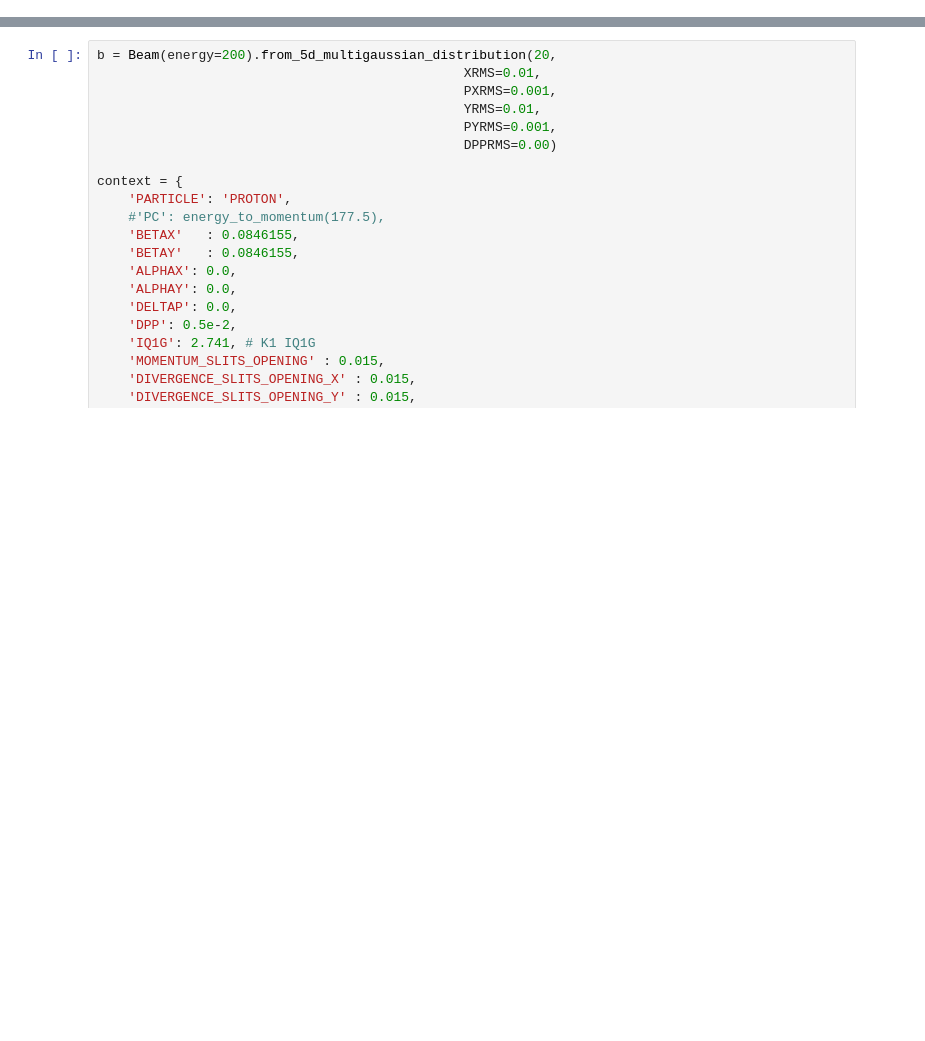
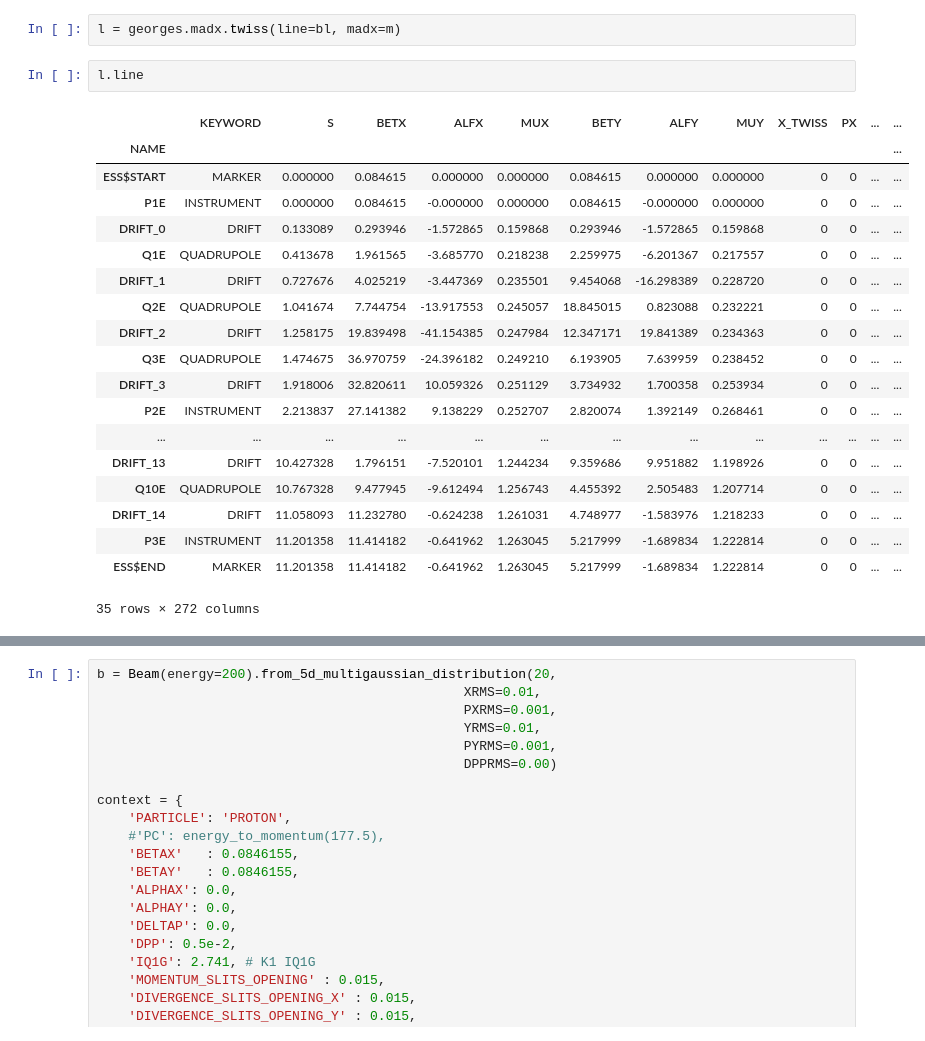
Before and after one commit to ULB-Metronu/georges, a Jupyter notebook: examples/Example Georges.ipynb, the cells around one changed output, grey strips where cells are left out. Cells and saved outputs as stored; diff of their text form; blank space fills up the shorter version.

```diff
--- a/examples/Example Georges.ipynb
+++ b/examples/Example Georges.ipynb
@@ -57,0 +64,24 @@ AttributeError: 'Madx' object has no attribute '_Madx__beamline'
+# %%
+l = georges.madx.twiss(line=bl, madx=m)
+# %%
+l.line
+# %% [output]
+|  | KEYWORD | S | BETX | ALFX | MUX | BETY | ALFY | MUY | X_TWISS | PX | ... | ... |
+| NAME |  |  |  |  |  |  |  |  |  |  |  | ... |
+| ESS$START | MARKER | 0.000000 | 0.084615 | 0.000000 | 0.000000 | 0.084615 | 0.000000 | 0.000000 | 0 | 0 | ... | ... |
+| P1E | INSTRUMENT | 0.000000 | 0.084615 | -0.000000 | 0.000000 | 0.084615 | -0.000000 | 0.000000 | 0 | 0 | ... | ... |
+| DRIFT_0 | DRIFT | 0.133089 | 0.293946 | -1.572865 | 0.159868 | 0.293946 | -1.572865 | 0.159868 | 0 | 0 | ... | ... |
+| Q1E | QUADRUPOLE | 0.413678 | 1.961565 | -3.685770 | 0.218238 | 2.259975 | -6.201367 | 0.217557 | 0 | 0 | ... | ... |
+| DRIFT_1 | DRIFT | 0.727676 | 4.025219 | -3.447369 | 0.235501 | 9.454068 | -16.298389 | 0.228720 | 0 | 0 | ... | ... |
+| Q2E | QUADRUPOLE | 1.041674 | 7.744754 | -13.917553 | 0.245057 | 18.845015 | 0.823088 | 0.232221 | 0 | 0 | ... | ... |
+| DRIFT_2 | DRIFT | 1.258175 | 19.839498 | -41.154385 | 0.247984 | 12.347171 | 19.841389 | 0.234363 | 0 | 0 | ... | ... |
+| Q3E | QUADRUPOLE | 1.474675 | 36.970759 | -24.396182 | 0.249210 | 6.193905 | 7.639959 | 0.238452 | 0 | 0 | ... | ... |
+| DRIFT_3 | DRIFT | 1.918006 | 32.820611 | 10.059326 | 0.251129 | 3.734932 | 1.700358 | 0.253934 | 0 | 0 | ... | ... |
+| P2E | INSTRUMENT | 2.213837 | 27.141382 | 9.138229 | 0.252707 | 2.820074 | 1.392149 | 0.268461 | 0 | 0 | ... | ... |
+| ... | ... | ... | ... | ... | ... | ... | ... | ... | ... | ... | ... | ... |
+| DRIFT_13 | DRIFT | 10.427328 | 1.796151 | -7.520101 | 1.244234 | 9.359686 | 9.951882 | 1.198926 | 0 | 0 | ... | ... |
+| Q10E | QUADRUPOLE | 10.767328 | 9.477945 | -9.612494 | 1.256743 | 4.455392 | 2.505483 | 1.207714 | 0 | 0 | ... | ... |
+| DRIFT_14 | DRIFT | 11.058093 | 11.232780 | -0.624238 | 1.261031 | 4.748977 | -1.583976 | 1.218233 | 0 | 0 | ... | ... |
+| P3E | INSTRUMENT | 11.201358 | 11.414182 | -0.641962 | 1.263045 | 5.217999 | -1.689834 | 1.222814 | 0 | 0 | ... | ... |
+| ESS$END | MARKER | 11.201358 | 11.414182 | -0.641962 | 1.263045 | 5.217999 | -1.689834 | 1.222814 | 0 | 0 | ... | ... |
+35 rows × 272 columns
```
Also changed, not shown: parts of 7 cells of this notebook, 9 other files.
